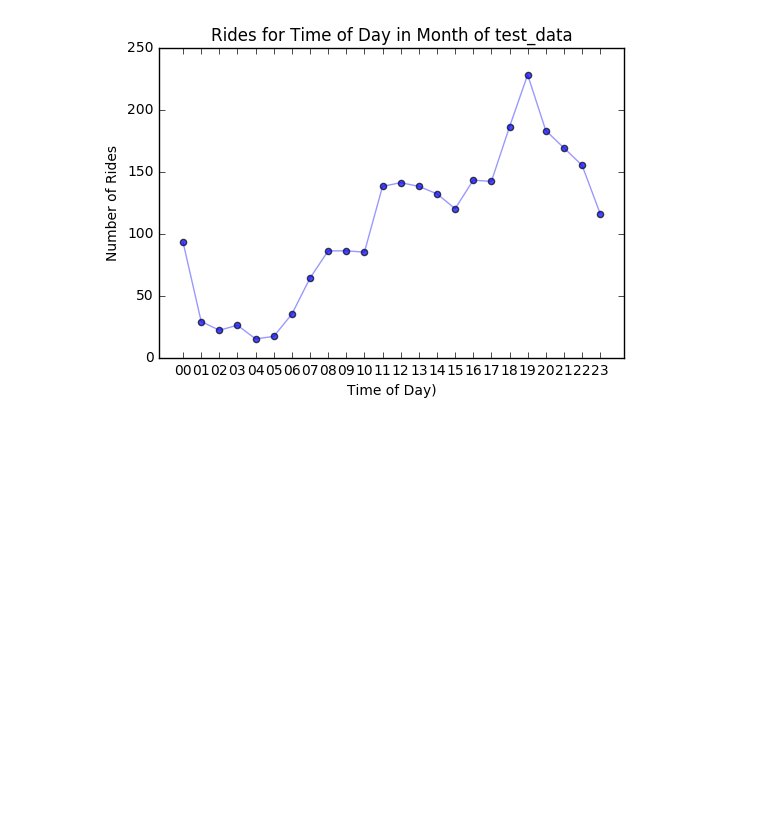
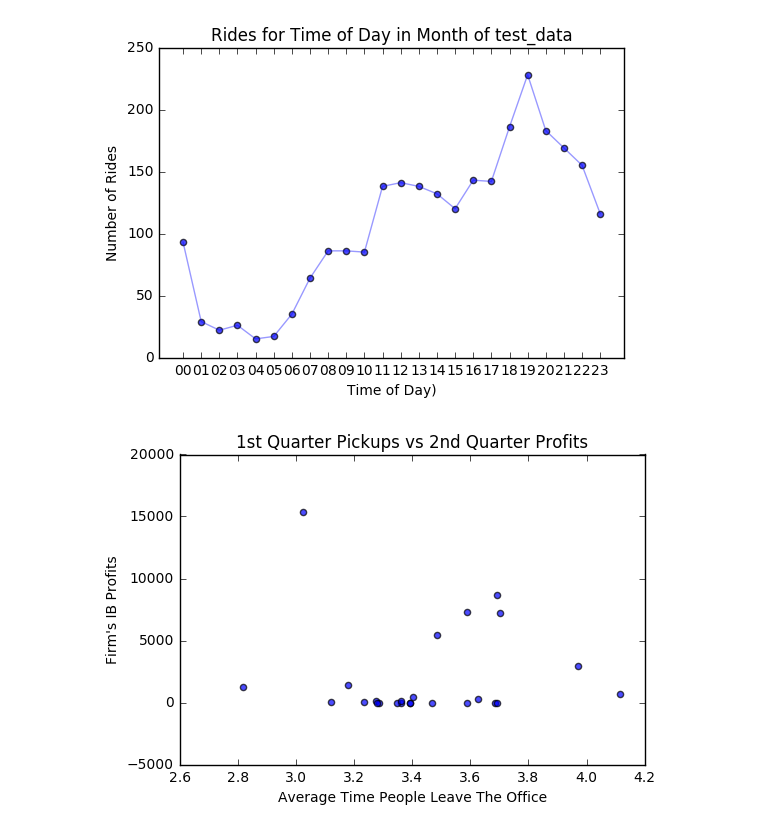
Before and after one commit to convancleave/taxis-to-ib-revenues, a Jupyter notebook: project.ipynb, the cells around one changed output. Saved outputs shown, nothing was run; the diff lists cells and outputs as text; code cells hidden in the pictures; blank space fills up the shorter version.

Commit message:
finished scatterplot

```diff
--- a/project.ipynb
+++ b/project.ipynb
@@ -30,3 +33,9 @@ main()
 [figure]
 # %%
 q1_2009_rides = load_specific_rides(1, 2009)
+# %%
+ride_dict = load_specific_rides(1, '2009')
+firm_performance = load_financials('2', '2009')
+plot_avg_time_and_amt(ride_dict, firm_performance)
+# %% [output]
+[figure, added]
```
Also changed, not shown: parts of 2 cells of this notebook, 2 other files.
